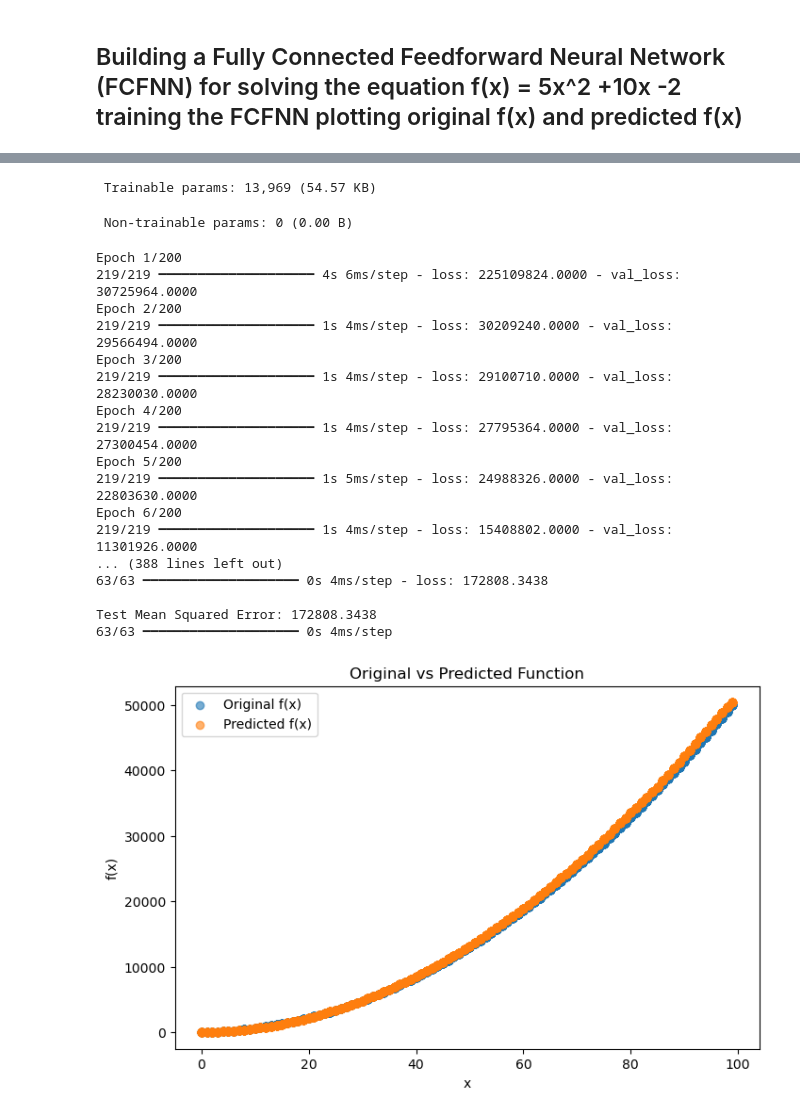
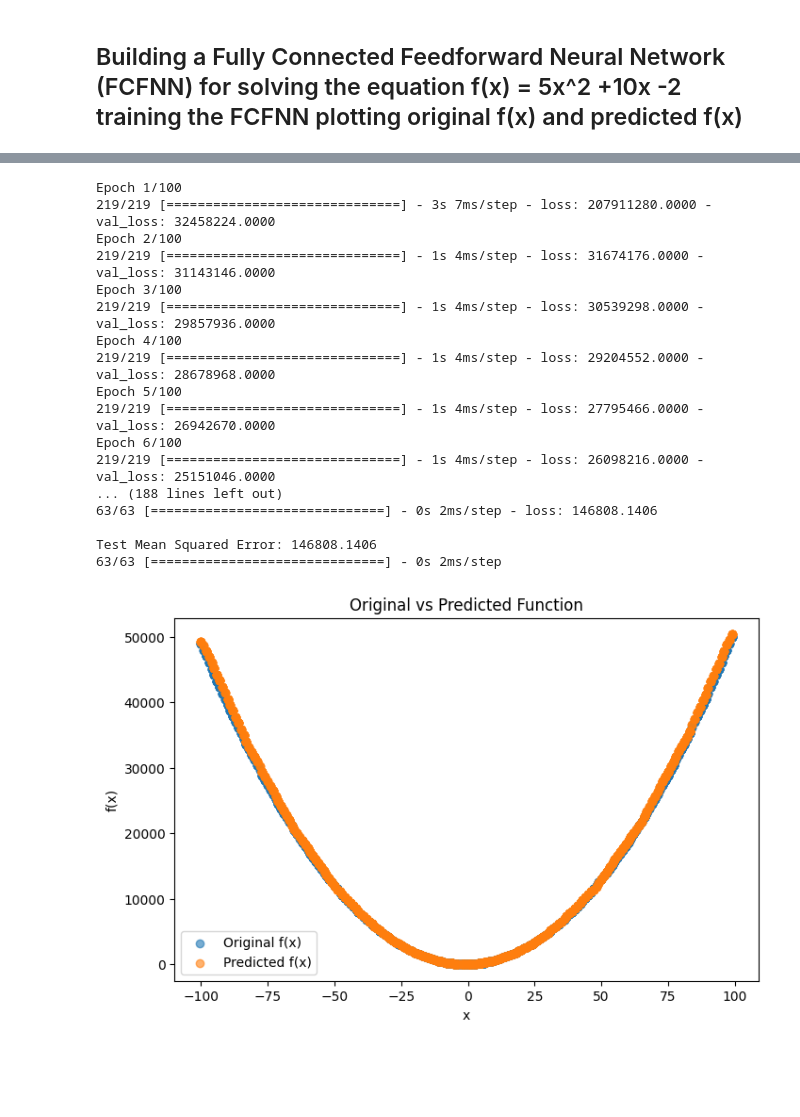
Before and after one commit to nazmulhasan77/Artificial_Intelligence, a Jupyter notebook: Fully_Connected_Neural_Network_,_MLP/ModelTraining.ipynb, the cells around one changed output, grey strips where cells are left out. Saved outputs shown, nothing was run; the diff lists cells and outputs as text; code cells hidden in the pictures; blank space fills up the shorter version.

```diff
--- a/Fully_Connected_Neural_Network_,_MLP/ModelTraining.ipynb
+++ b/Fully_Connected_Neural_Network_,_MLP/ModelTraining.ipynb
@@ -13,7 +13,7 @@ def my_polynomial(x):
 # Generate dataset
 def data_process():
     n = 10000
-    x = np.random.randint(0, 100, n)  # Random integers 0-99
+    x = np.random.randint(-100, 100, n)  # Random integers 0-99
     y = my_polynomial(x)
     x = x.reshape(-1, 1)  # Make it 2D for Keras
     y = y.reshape(-1, 1)
@@ -60,7 +60,7 @@ def main():
     (trainX, trainY), (valX, valY), (testX, testY) = prepare_train_test_val()
 
     # Train the model
-    history = model.fit(trainX, trainY, validation_data=(valX, valY), epochs=200, batch_size=32, verbose=1)
+    history = model.fit(trainX, trainY, validation_data=(valX, valY), epochs=100, batch_size=32, verbose=1)
 
     # Evaluate on test data
     test_loss = model.evaluate(testX, testY)
@@ -118,20 +124,18 @@ Model: "functional_4"
- Trainable params: 13,969 (54.57 KB)
+Epoch 1/100
+219/219 [==============================] - 3s 7ms/step - loss: 207911280.0000 - val_loss: 32458224.0000
+Epoch 2/100
+219/219 [==============================] - 1s 4ms/step - loss: 31674176.0000 - val_loss: 31143146.0000
+Epoch 3/100
+219/219 [==============================] - 1s 4ms/step - loss: 30539298.0000 - val_loss: 29857936.0000
+Epoch 4/100
+219/219 [==============================] - 1s 4ms/step - loss: 29204552.0000 - val_loss: 28678968.0000
+Epoch 5/100
+219/219 [==============================] - 1s 4ms/step - loss: 27795466.0000 - val_loss: 26942670.0000
+Epoch 6/100
+219/219 [==============================] - 1s 4ms/step - loss: 26098216.0000 - val_loss: 25151046.0000
+... (188 lines left out)
+63/63 [==============================] - 0s 2ms/step - loss: 146808.1406
+
+Test Mean Squared Error: 146808.1406
+63/63 [==============================] - 0s 2ms/step
- Non-trainable params: 0 (0.00 B)
-Epoch 1/200
-219/219 ━━━━━━━━━━━━━━━━━━━━ 4s 6ms/step - loss: 225109824.0000 - val_loss: 30725964.0000
-Epoch 2/200
-219/219 ━━━━━━━━━━━━━━━━━━━━ 1s 4ms/step - loss: 30209240.0000 - val_loss: 29566494.0000
-Epoch 3/200
-219/219 ━━━━━━━━━━━━━━━━━━━━ 1s 4ms/step - loss: 29100710.0000 - val_loss: 28230030.0000
-Epoch 4/200
-219/219 ━━━━━━━━━━━━━━━━━━━━ 1s 4ms/step - loss: 27795364.0000 - val_loss: 27300454.0000
-Epoch 5/200
-219/219 ━━━━━━━━━━━━━━━━━━━━ 1s 5ms/step - loss: 24988326.0000 - val_loss: 22803630.0000
-Epoch 6/200
-219/219 ━━━━━━━━━━━━━━━━━━━━ 1s 4ms/step - loss: 15408802.0000 - val_loss: 11301926.0000
-... (388 lines left out)
-63/63 ━━━━━━━━━━━━━━━━━━━━ 0s 4ms/step - loss: 172808.3438
-
-Test Mean Squared Error: 172808.3438
-63/63 ━━━━━━━━━━━━━━━━━━━━ 0s 4ms/step
-[figure, old version]
+[figure, new version]
```
Also changed, not shown: parts of 1 cell of this notebook, 6 other files.
